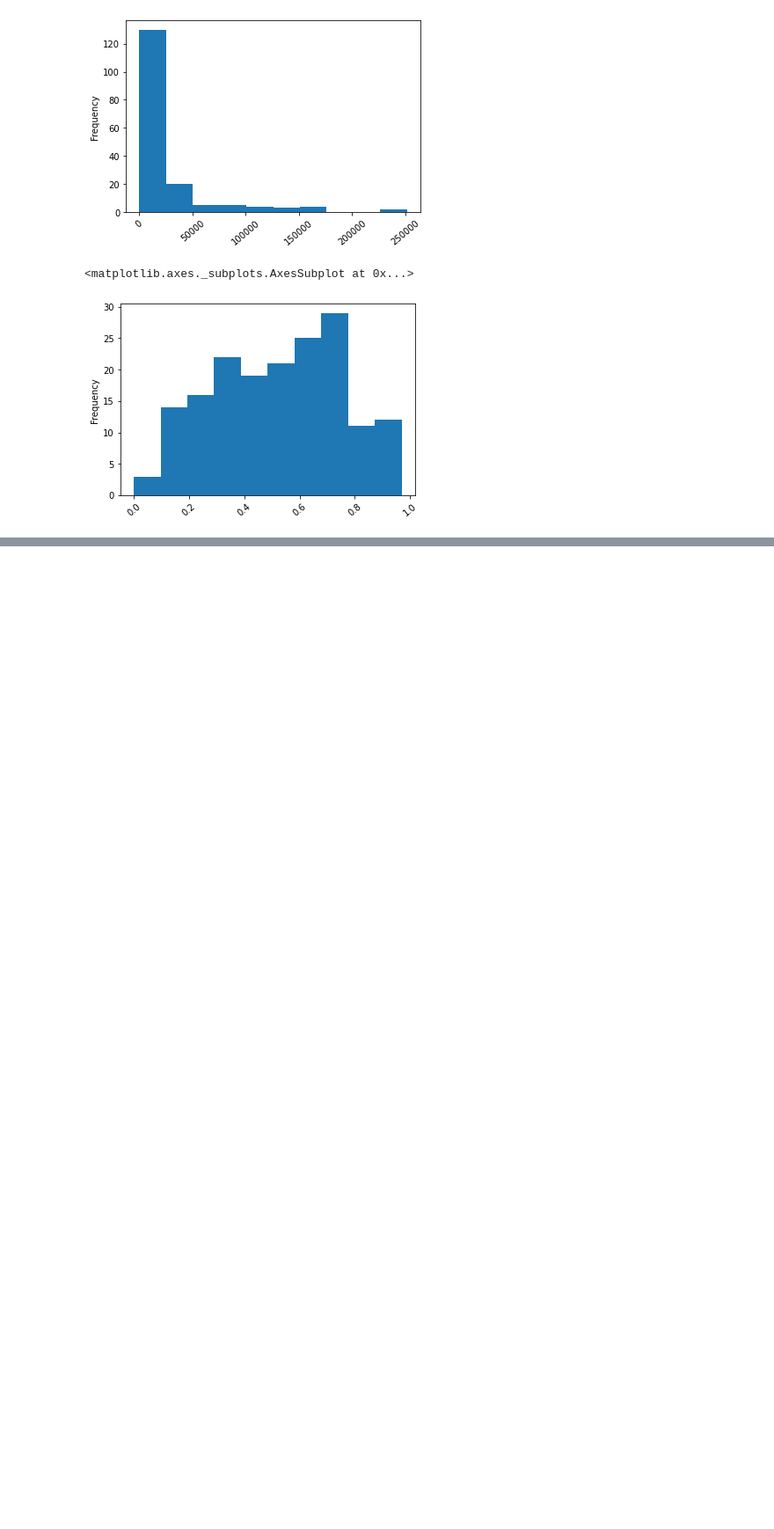
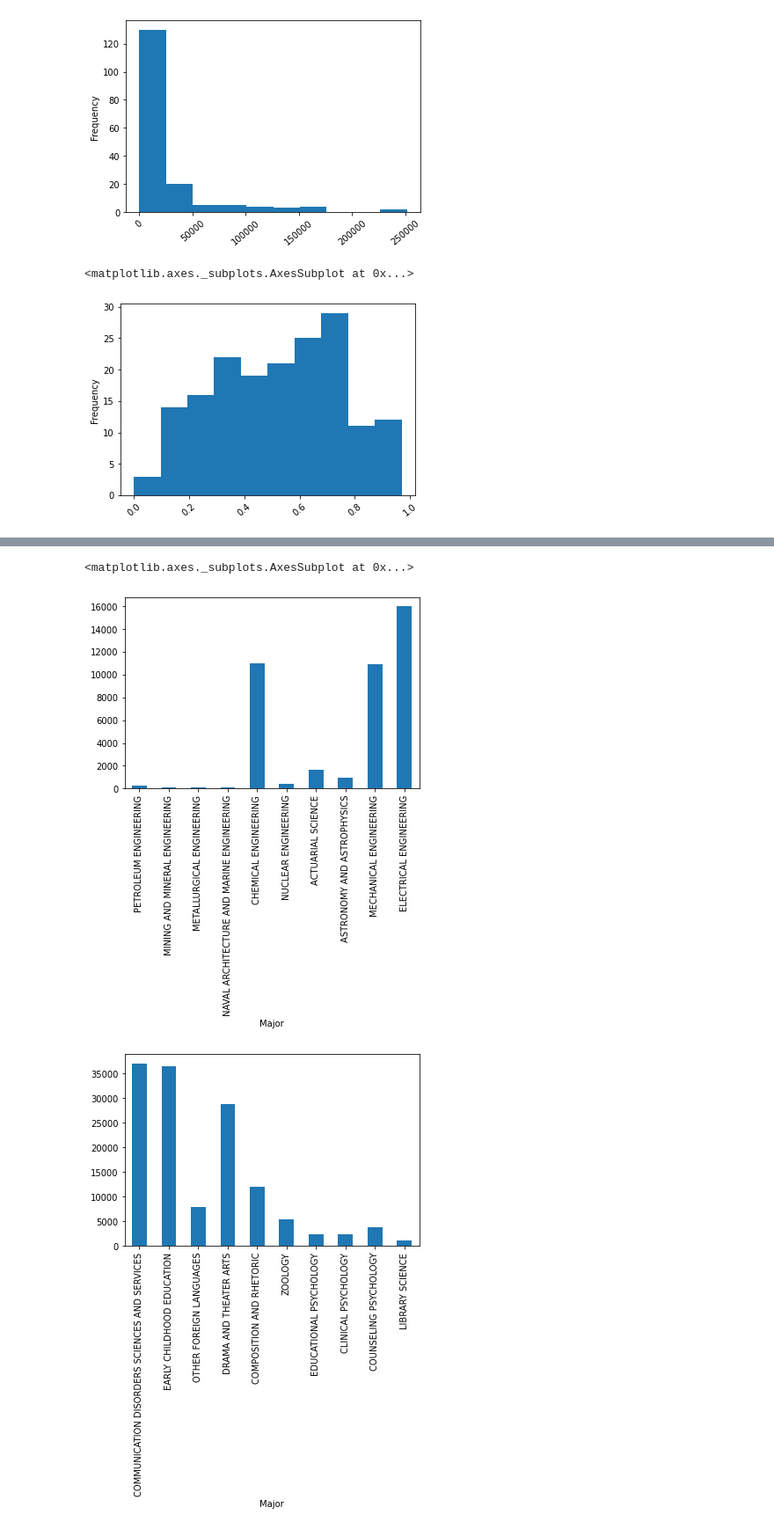
Before and after one commit to preethamdnr/Data-Visualisation, a Jupyter notebook: Data_Visualising.ipynb, the cells around one changed output, grey strips where cells are left out. Shown: that part at 88% size. Saved outputs shown, nothing was run; the diff lists cells and outputs as text; code cells hidden in the pictures; blank space fills up the shorter version.

```diff
--- a/Data_Visualising.ipynb
+++ b/Data_Visualising.ipynb
@@ -140,0 +156,7 @@ df["ShareWomen"].plot(kind='hist', rot=40)
+# %%
+df[:10].plot.bar(x='Major', y='Women', legend=False)
+df[163:].plot.bar(x='Major', y='Women', legend=False)
+# %% [output]
+<matplotlib.axes._subplots.AxesSubplot at 0x...>
+[figure, added]
+[figure, added]
```
Also changed, not shown: parts of 4 cells of this notebook.
